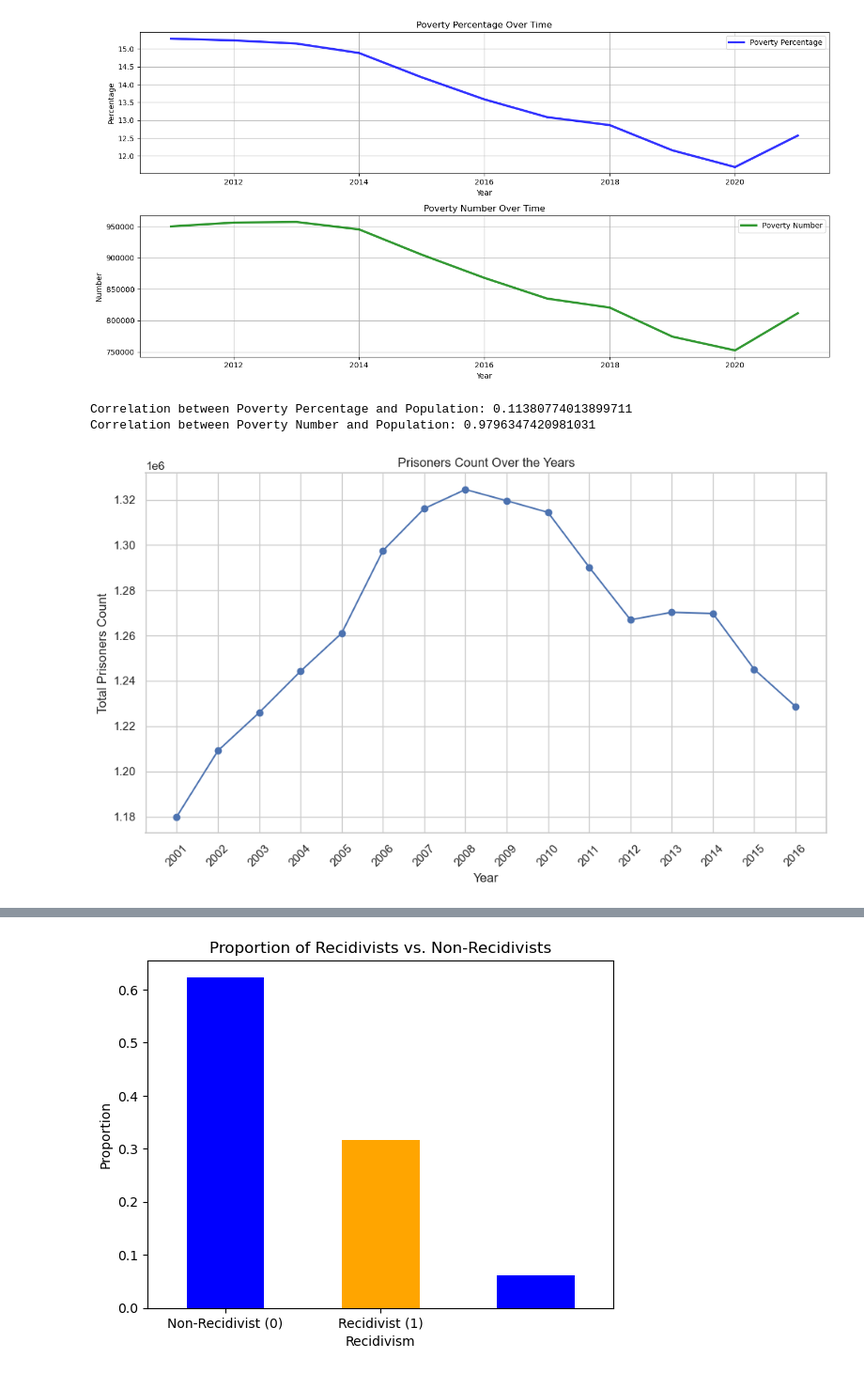
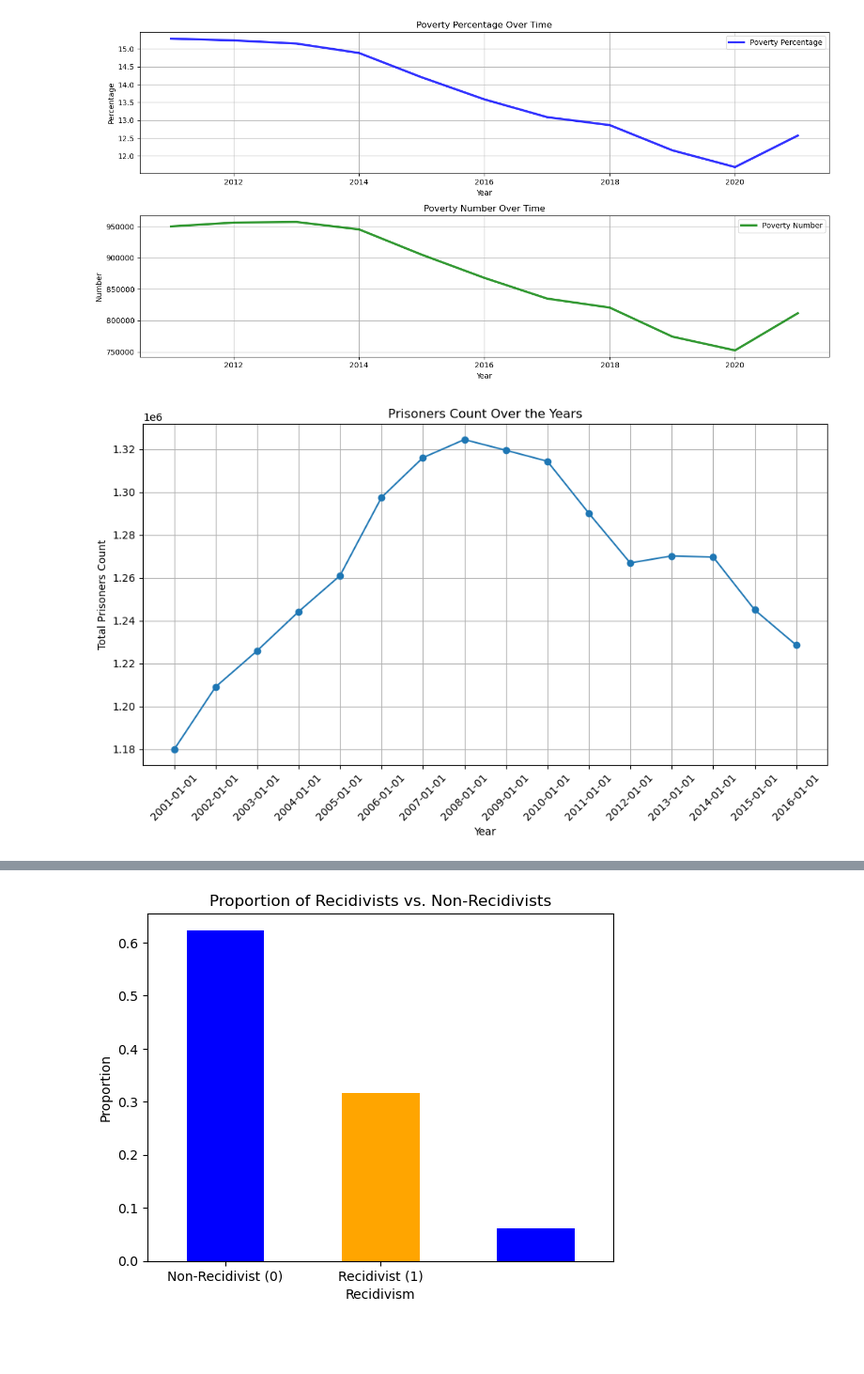
Before and after one commit to SalehMk0/Recidivism-Radar, a Jupyter notebook: time_series.ipynb, the cells around one changed output, grey strips where cells are left out. Shown: that part at 94% size. Saved outputs shown, nothing was run; the diff lists cells and outputs as text; code cells hidden in the pictures; blank space fills up the shorter version.

```diff
--- a/time_series.ipynb
+++ b/time_series.ipynb
@@ -4,12 +4,11 @@ import numpy as np
 import matplotlib.pyplot as plt
 import seaborn as sns
 # %%
-df_f_general = pd.read_csv('dwh csv/f_general_metrics.csv')
-df_d_dates = pd.read_csv('dwh csv/d_date.csv')
-df_f_cases = pd.read_csv('dwh csv/f_cases.csv')
-df_risk_scores = pd.read_csv('dwh csv/d_risk_score.csv')
-df_ages = pd.read_csv("dwh csv/d_age.csv")
-df_inmates = pd.read_csv('dwh csv/d_inmate.csv')
+df_f_general = pd.read_csv('dwh_csv/f_general_metrics.csv')
+df_f_cases = pd.read_csv('dwh_csv/f_cases.csv')
+df_risk_scores = pd.read_csv('dwh_csv/d_risk_score.csv')
+df_ages = pd.read_csv("dwh_csv/d_age.csv")
+df_inmates = pd.read_csv('dwh_csv/d_inmate.csv')
 # %%
 df_f_general.columns
 # %% [output]
@@ -150,7 +107,9 @@ plt.show()
 [figure]
 [figure]
 # %%
-df_filtered = df_general[(df_general['date'].dt.year >= 2011) & (df_general['date'].dt.year <= 2021)]
+df_f_general['date'] = pd.to_datetime(df_f_general['date'])
+
+df_filtered = df_f_general[(df_f_general['date'].dt.year >= 2011) & (df_f_general['date'].dt.year <= 2021)]
 # %%
 
 df_yearly = df_filtered.groupby('date').agg({
@@ -181,28 +140,18 @@ plt.tight_layout()
 plt.show()
 # %% [output]
 [figure]
-# %%
-df_filtered.loc[:, 'population'] = df_filtered['population'].astype(float)
-correlation_percentage = df_filtered[['poverty_percentage', 'population']].corr().iloc[0, 1]
-correlation_number = df_filtered[['poverty_nb', 'population']].corr().iloc[0, 1]
-print(f'Correlation between Poverty Percentage and Population: {correlation_percentage}')
-print(f'Correlation between Poverty Number and Population: {correlation_number}')
-# %% [output]
-Correlation between Poverty Percentage and Population: 0.11380774013899711
-Correlation between Poverty Number and Population: 0.9796347420981031
 # %%
-merged_df = pd.merge(df_f_general, df_d_dates, on='date_id')
-filtered_df = merged_df[(merged_df['year'] >= 2001) & (merged_df['year'] <= 2016)]
-yearly_summary = filtered_df.groupby('year')['prisoners_count'].sum().reset_index()
+filtered_df = df_f_general[(df_f_general['date'].dt.year >= 2001) & (df_f_general['date'].dt.year <= 2016)]
+yearly_summary = filtered_df.groupby('date')['prisoners_count'].sum().reset_index()
 
 plt.figure(figsize=(10, 6))
-plt.plot(yearly_summary['year'], yearly_summary['prisoners_count'], marker='o')
+plt.plot(yearly_summary['date'], yearly_summary['prisoners_count'], marker='o')
 plt.xlabel('Year')
 plt.ylabel('Total Prisoners Count')
 plt.title('Prisoners Count Over the Years')
 plt.grid(True)
-plt.xticks(yearly_summary['year'], rotation=45)
+plt.xticks(yearly_summary['date'], rotation=45)
 plt.tight_layout()
 plt.show()
 # %% [output]
-[figure, old version]
+[figure, new version]
```
Also changed, not shown: parts of 37 cells of this notebook, 3 other files.
